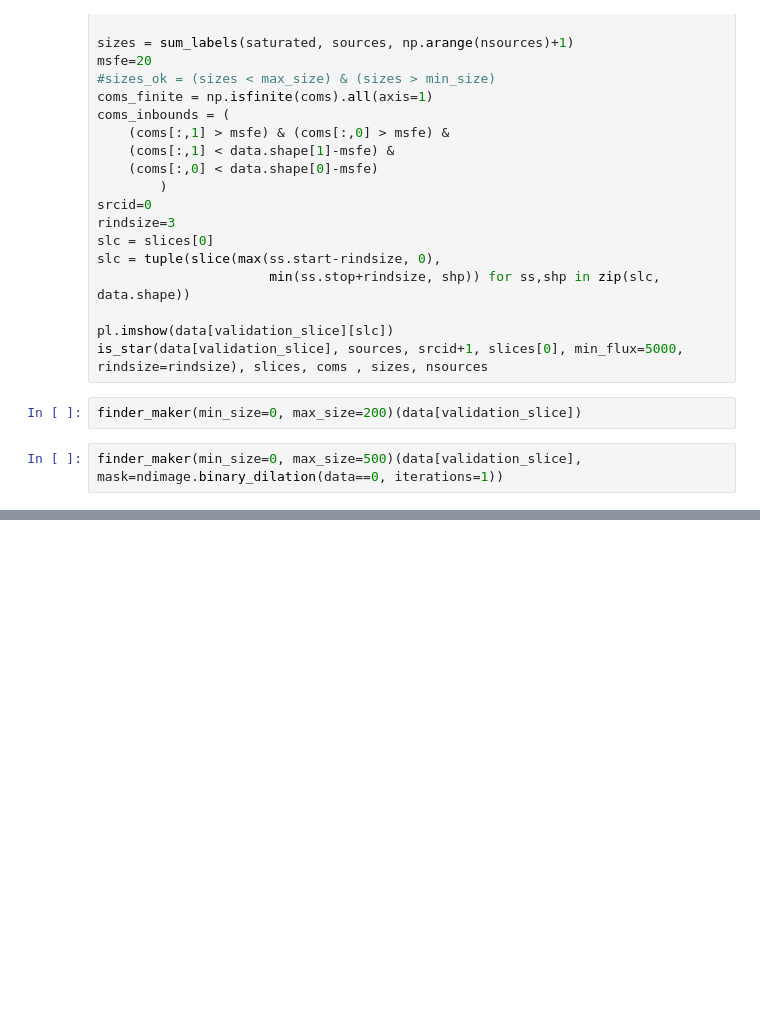
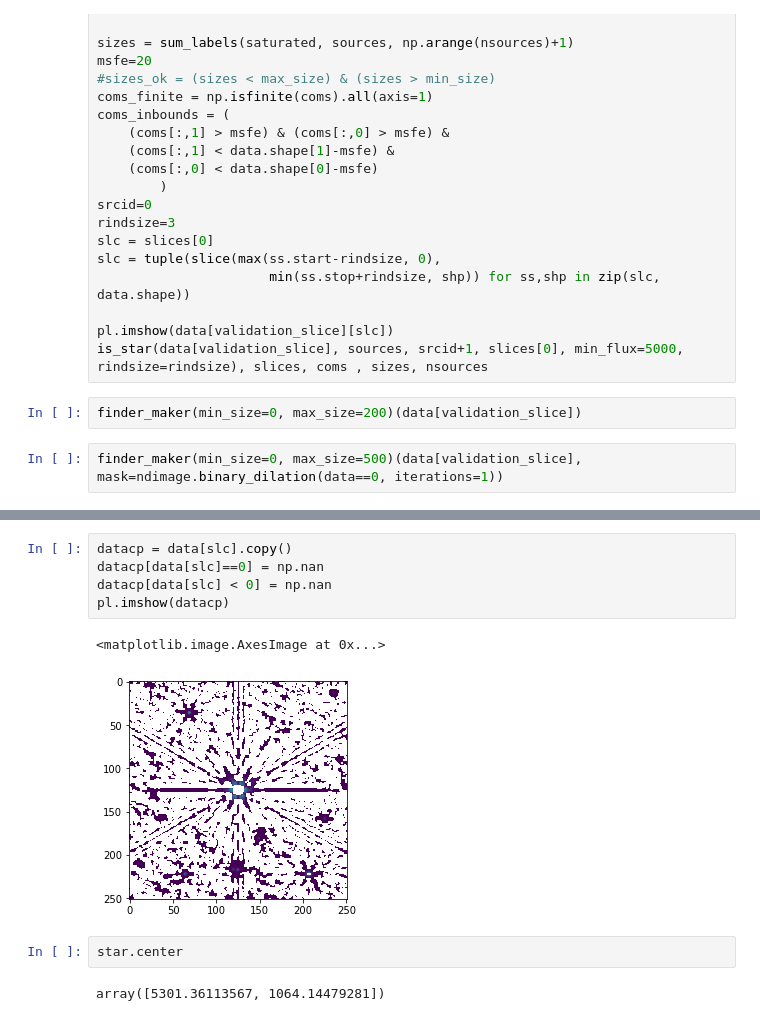
Before and after one commit to keflavich/JW0731_Carina, a Jupyter notebook: FitSaturatedStars.ipynb, the cells around one changed output, grey strips where cells are left out. Drawn from its saved outputs; the diff is of its cells as text; blank space fills up the shorter version.

```diff
--- a/FitSaturatedStars.ipynb
+++ b/FitSaturatedStars.ipynb
@@ -659,0 +675,12 @@ finder_maker(min_size=0, max_size=500)(data[validation_slice], mask=ndimage.bina
+# %%
+datacp = data[slc].copy()
+datacp[data[slc]==0] = np.nan
+datacp[data[slc] < 0] = np.nan
+pl.imshow(datacp)
+# %% [output]
+<matplotlib.image.AxesImage at 0x...>
+[figure, added]
+# %%
+star.center
+# %% [output]
+array([5301.36113567, 1064.14479281])
```
Also changed, not shown: parts of 22 cells of this notebook, 3 other files.
